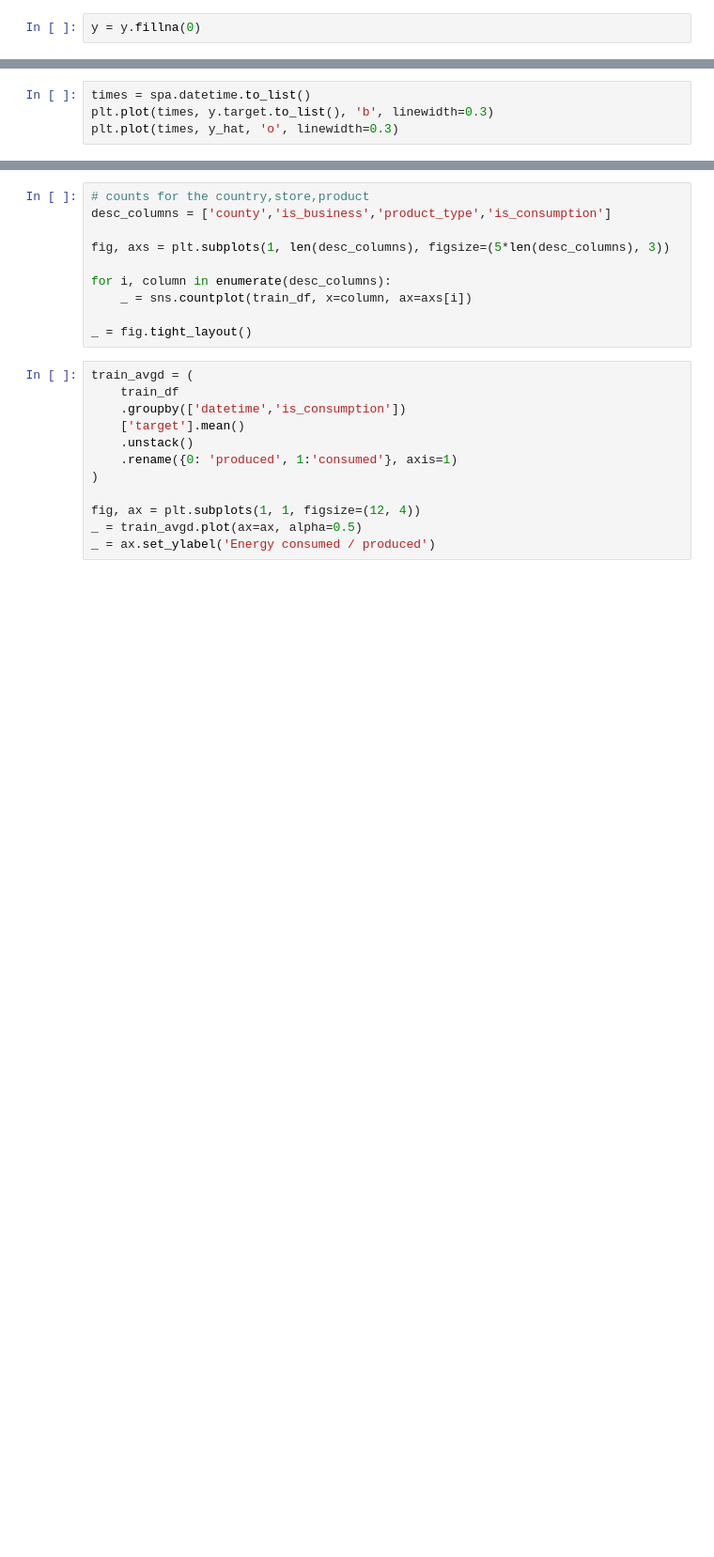
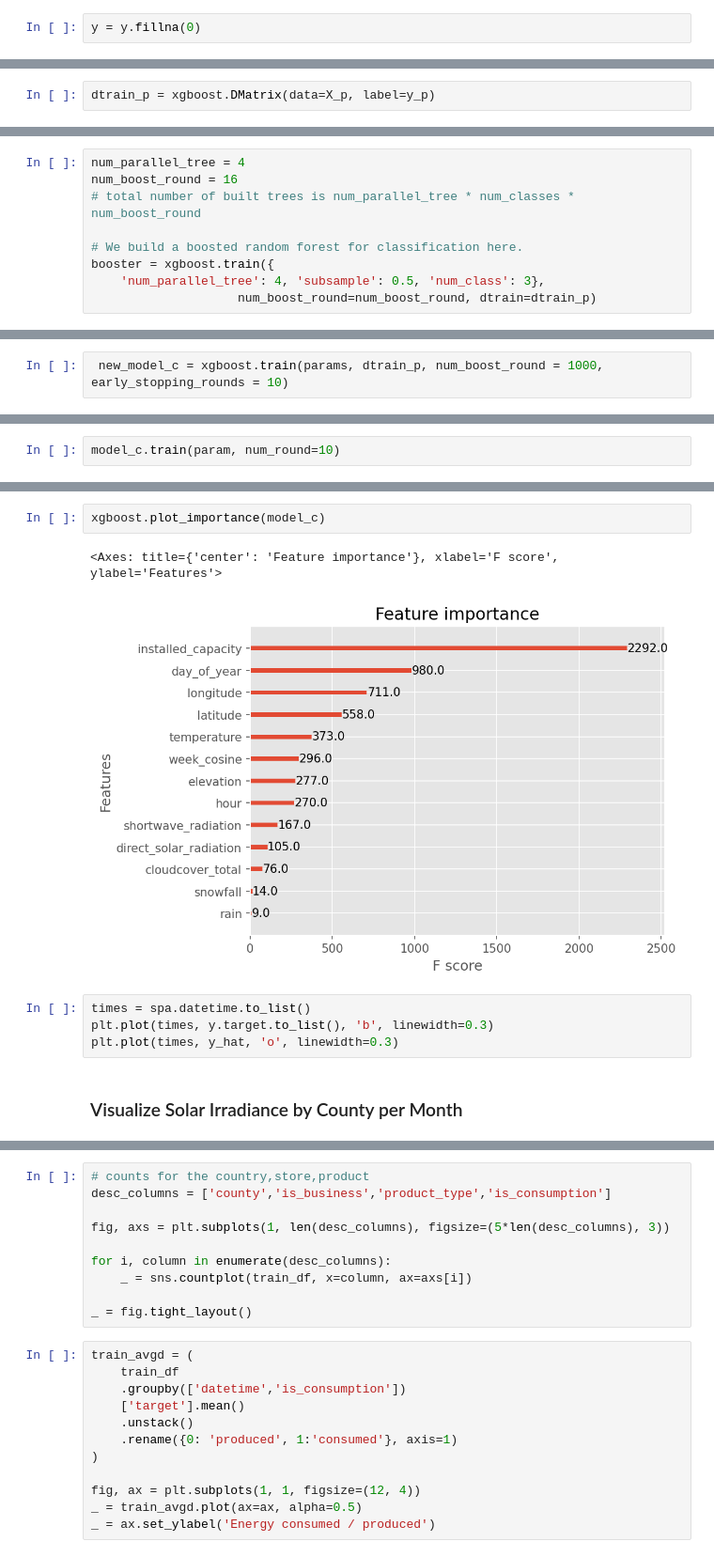
Before and after one commit to blcrosbie/kaggle, a Jupyter notebook: predict-energy-behavior-of-prosumers/Enefit Prosumer Behavior Prediction.ipynb, the cells around one changed output, grey strips where cells are left out. Shown: that part at 94% size. Drawn from its saved outputs; the diff is of its cells as text; blank space fills up the shorter version.

```diff
--- a/predict-energy-behavior-of-prosumers/Enefit Prosumer Behavior Prediction.ipynb
+++ b/predict-energy-behavior-of-prosumers/Enefit Prosumer Behavior Prediction.ipynb
@@ -636,0 +804,2 @@ model_1.fit(X, y)
+# %%
+dtrain_p = xgboost.DMatrix(data=X_p, label=y_p)
@@ -636,0 +810,9 @@ model_1.fit(X, y)
+# %%
+num_parallel_tree = 4
+num_boost_round = 16
+# total number of built trees is num_parallel_tree * num_classes * num_boost_round
+
+# We build a boosted random forest for classification here.
+booster = xgboost.train({
+    'num_parallel_tree': 4, 'subsample': 0.5, 'num_class': 3},
+                    num_boost_round=num_boost_round, dtrain=dtrain_p)
@@ -636,0 +821,2 @@ model_1.fit(X, y)
+# %%
+ new_model_c = xgboost.train(params, dtrain_p, num_boost_round = 1000, early_stopping_rounds = 10)
@@ -636,0 +825,2 @@ model_1.fit(X, y)
+# %%
+model_c.train(param, num_round=10)
@@ -653,4 +881,11 @@ for ndx in X.index:
+# %%
+xgboost.plot_importance(model_c)
+# %% [output]
+<Axes: title={'center': 'Feature importance'}, xlabel='F score', ylabel='Features'>
+[figure, added]
 # %%
 times = spa.datetime.to_list()
 plt.plot(times, y.target.to_list(), 'b', linewidth=0.3)
 plt.plot(times, y_hat, 'o', linewidth=0.3)
+# %% [markdown]
+### Visualize Solar Irradiance by County per Month
```
Also changed, not shown: parts of 122 cells of this notebook, 6 other files.
